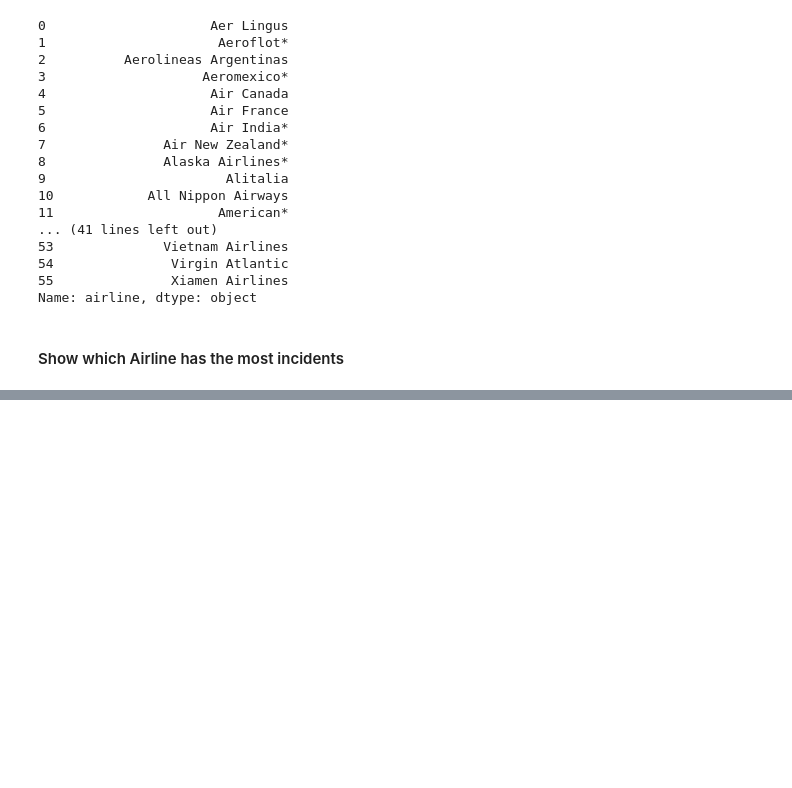
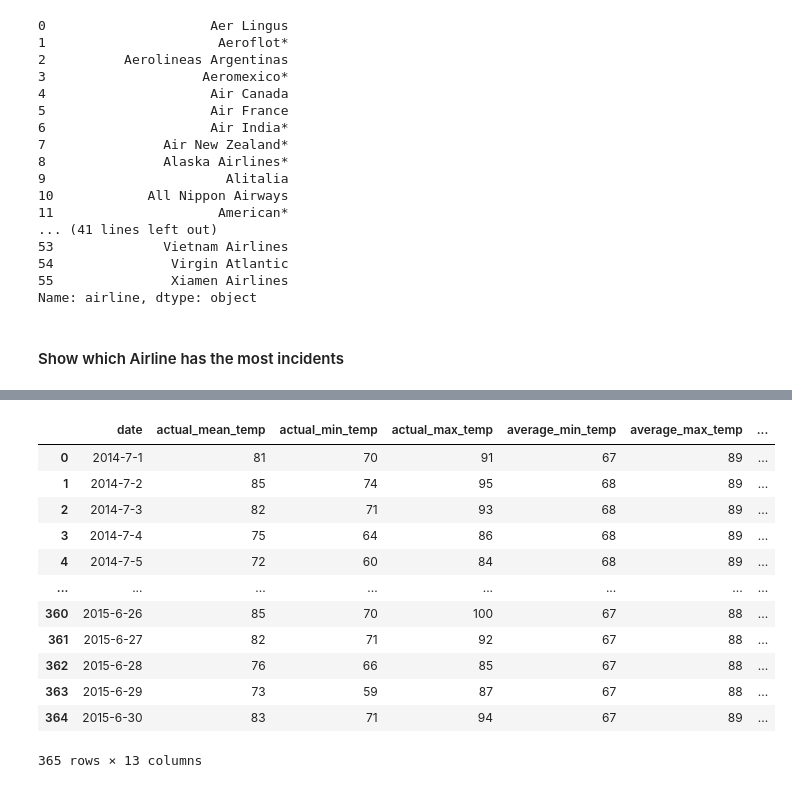
Before and after one commit to mrcl-crz/Airline-Safety-on-Bad-Weather, a Jupyter notebook: Airline Safety on Bad Weather.ipynb, the cells around one changed output, grey strips where cells are left out. Drawn from its saved outputs; the diff is of its cells as text; code cells hidden in the pictures; blank space fills up the shorter version.

```diff
--- a/Airline Safety on Bad Weather.ipynb
+++ b/Airline Safety on Bad Weather.ipynb
@@ -151,0 +187,16 @@ plt.show()
+# %%
+airports['KCLT']
+# %% [output]
+|  | date | actual_mean_temp | actual_min_temp | actual_max_temp | average_min_temp | average_max_temp | ... |
+| 0 | 2014-7-1 | 81 | 70 | 91 | 67 | 89 | ... |
+| 1 | 2014-7-2 | 85 | 74 | 95 | 68 | 89 | ... |
+| 2 | 2014-7-3 | 82 | 71 | 93 | 68 | 89 | ... |
+| 3 | 2014-7-4 | 75 | 64 | 86 | 68 | 89 | ... |
+| 4 | 2014-7-5 | 72 | 60 | 84 | 68 | 89 | ... |
+| ... | ... | ... | ... | ... | ... | ... | ... |
+| 360 | 2015-6-26 | 85 | 70 | 100 | 67 | 88 | ... |
+| 361 | 2015-6-27 | 82 | 71 | 92 | 67 | 88 | ... |
+| 362 | 2015-6-28 | 76 | 66 | 85 | 67 | 88 | ... |
+| 363 | 2015-6-29 | 73 | 59 | 87 | 67 | 88 | ... |
+| 364 | 2015-6-30 | 83 | 71 | 94 | 67 | 89 | ... |
+365 rows × 13 columns
```
Also changed, not shown: parts of 12 cells of this notebook.
